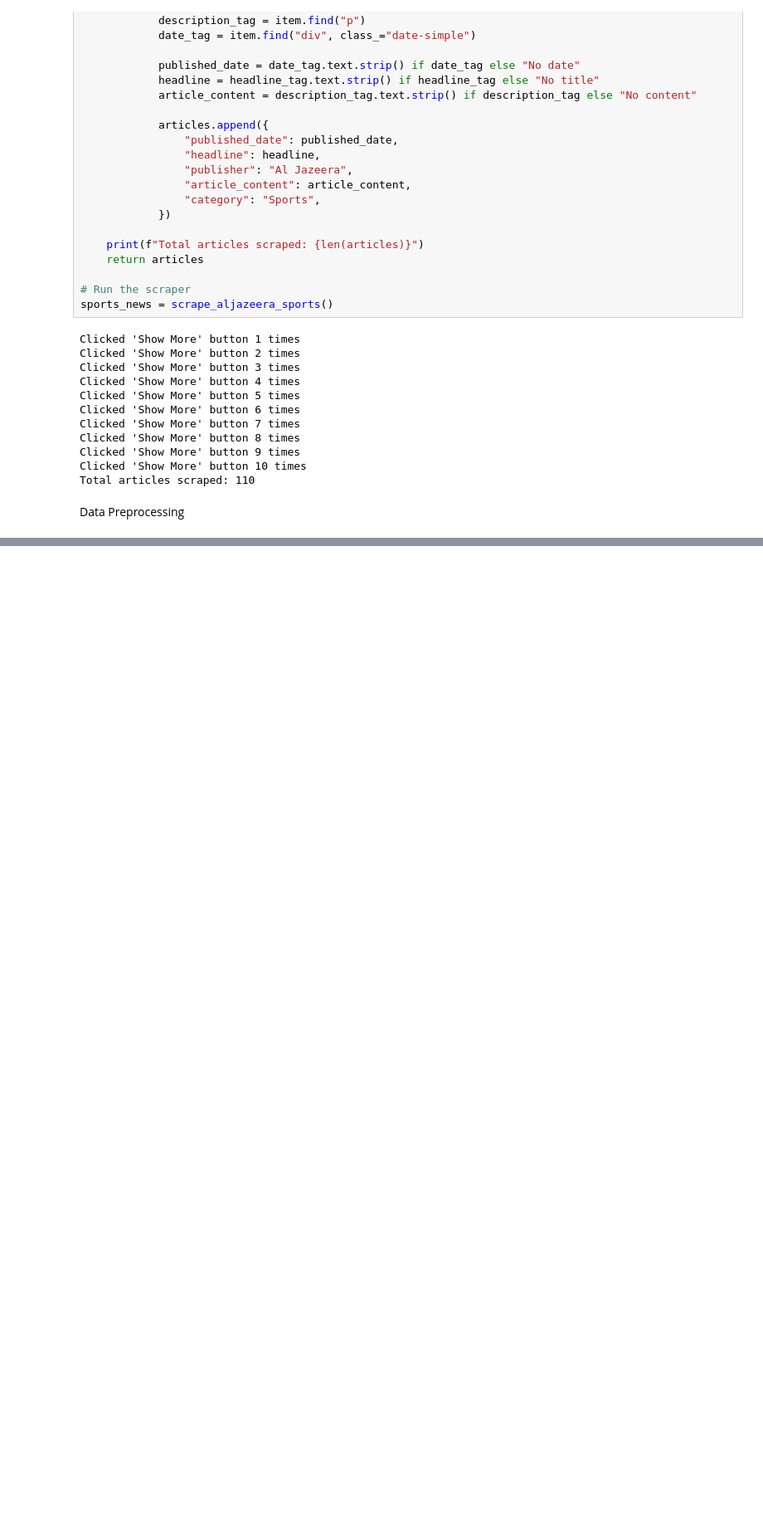
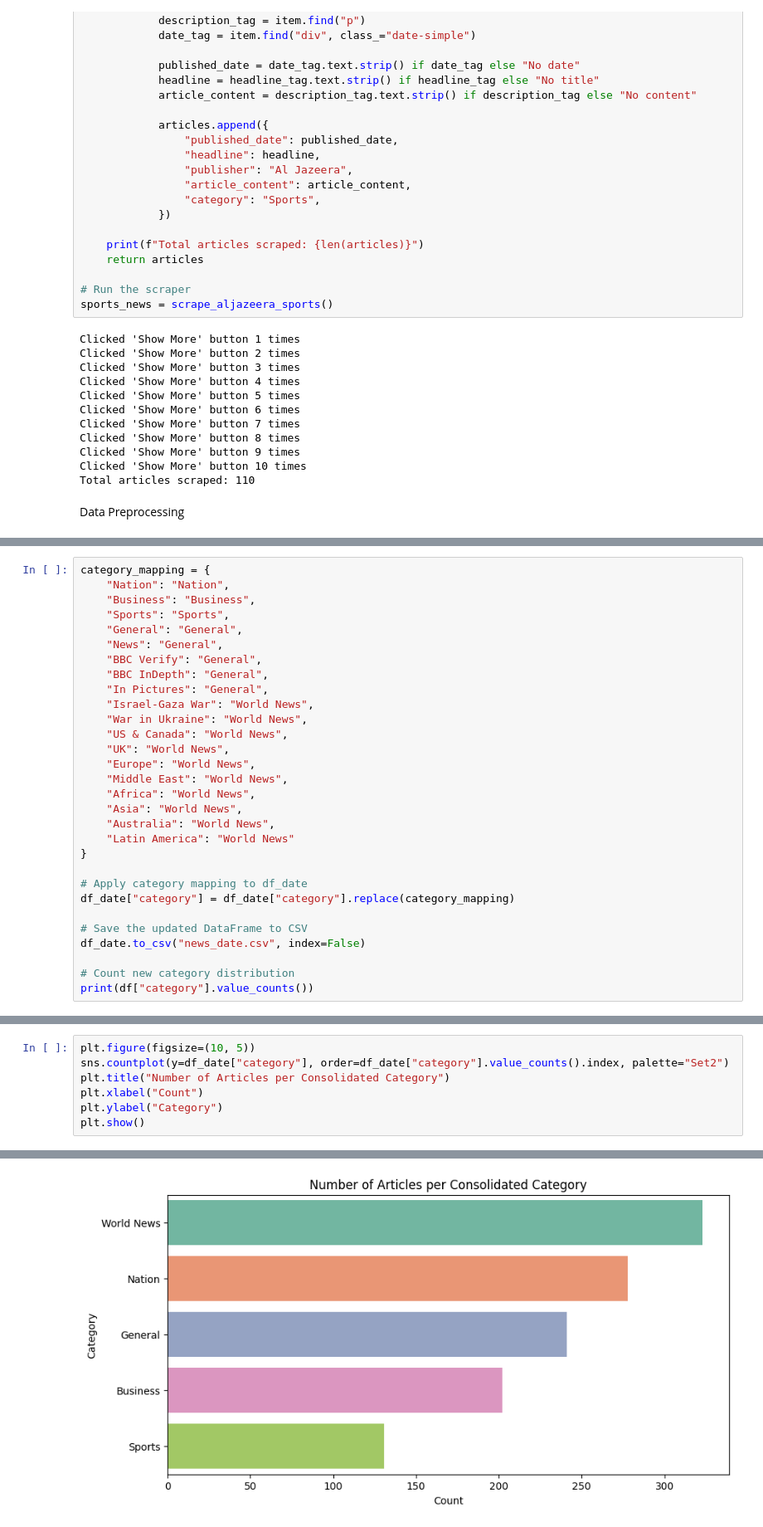
Before and after one commit to acsontfd/NewsScrapers, a Jupyter notebook: assessment_CGT.ipynb, the cells around one changed output, grey strips where cells are left out. Shown: that part at 83% size. Cells and saved outputs as stored; diff of their text form; blank space fills up the shorter version.

```diff
--- a/assessment_CGT.ipynb
+++ b/assessment_CGT.ipynb
@@ -791,0 +872,30 @@ df.head()
+# %%
+category_mapping = {
+    "Nation": "Nation",
+    "Business": "Business",
+    "Sports": "Sports",
+    "General": "General",
+    "News": "General",
+    "BBC Verify": "General",
+    "BBC InDepth": "General",
+    "In Pictures": "General",
+    "Israel-Gaza War": "World News",
+    "War in Ukraine": "World News",
+    "US & Canada": "World News",
+    "UK": "World News",
+    "Europe": "World News",
+    "Middle East": "World News",
+    "Africa": "World News",
+    "Asia": "World News",
+    "Australia": "World News",
+    "Latin America": "World News"
+}
+
+# Apply category mapping to df_date
+df_date["category"] = df_date["category"].replace(category_mapping)
+
+# Save the updated DataFrame to CSV
+df_date.to_csv("news_date.csv", index=False)
+
+# Count new category distribution
+print(df["category"].value_counts())
@@ -791,0 +910,8 @@ df.head()
+# %%
+plt.figure(figsize=(10, 5))
+sns.countplot(y=df_date["category"], order=df_date["category"].value_counts().index, palette="Set2")
+plt.title("Number of Articles per Consolidated Category")
+plt.xlabel("Count")
+plt.ylabel("Category")
+plt.show()
+# %% [output]
@@ -791,0 +921 @@ df.head()
+[figure, added]
```
Also changed, not shown: parts of 25 cells of this notebook.
